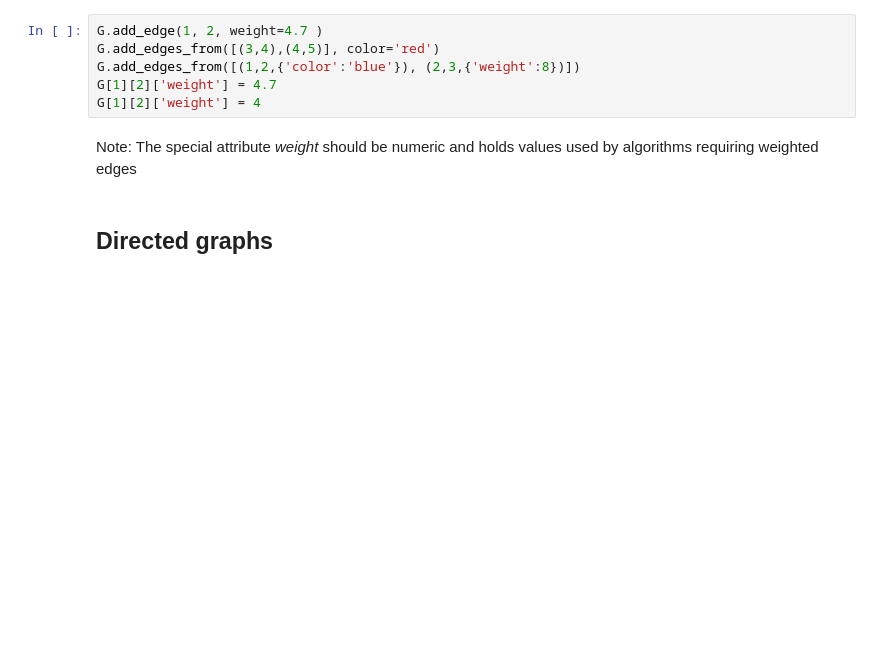
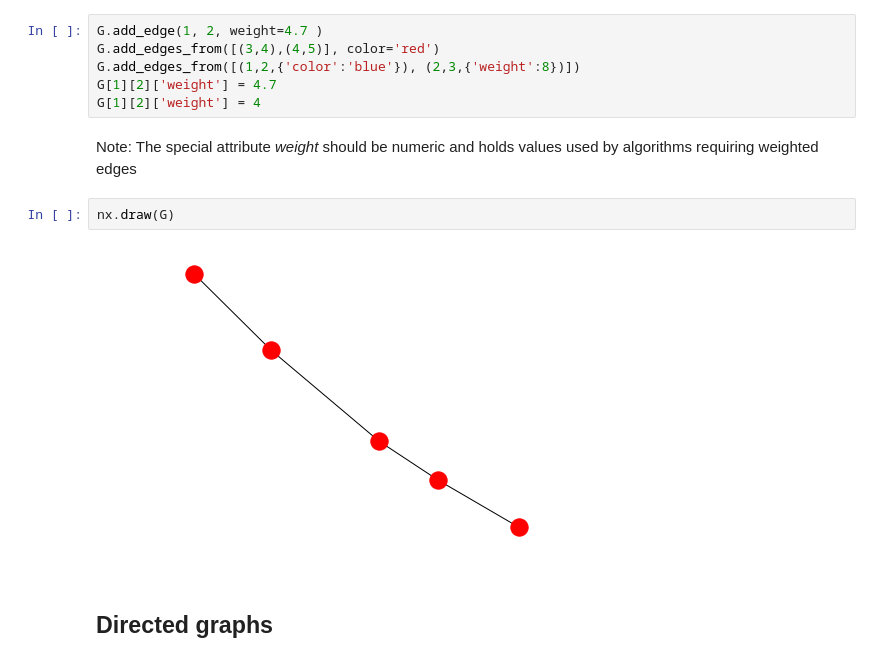
Before and after one commit to MarsMDK/Py_n_Ne, a Jupyter notebook: Lecture_5_0_NetworkX_first_intro.ipynb, the cells around one changed output. Saved outputs shown, nothing was run; the diff lists cells and outputs as text; blank space fills up the shorter version.

```diff
--- a/Lecture_5_0_NetworkX_first_intro.ipynb
+++ b/Lecture_5_0_NetworkX_first_intro.ipynb
@@ -250,6 +266,10 @@ G[1][2]['weight'] = 4.7
 G[1][2]['weight'] = 4
 # %% [markdown]
 Note: The special attribute *weight* should be numeric and holds values used by algorithms requiring weighted edges
+# %%
+nx.draw(G)
+# %% [output]
+[figure, added]
 # %% [markdown]
 ## Directed graphs
 # %% [markdown]
```
Also changed, not shown: parts of 13 cells of this notebook, 3 other files.
